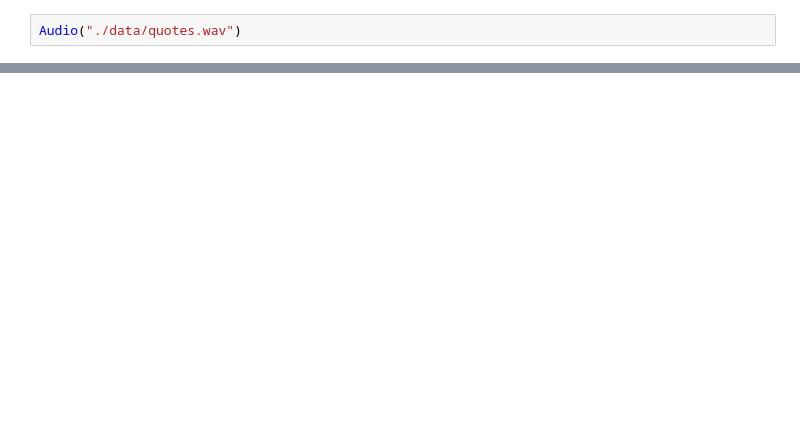
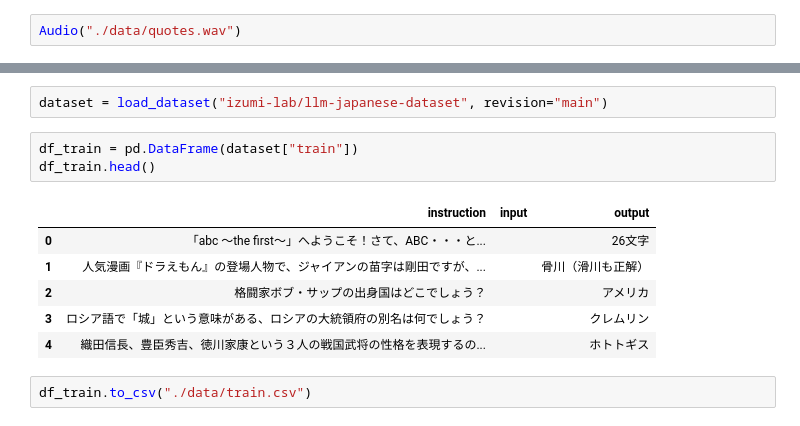
Before and after one commit to oyako-li/tukuyomi-chan-api, a Jupyter notebook: synthesize.ipynb, the cells around one changed output, grey strips where cells are left out. Cells and saved outputs as stored; diff of their text form; blank space fills up the shorter version.

```diff
--- a/synthesize.ipynb
+++ b/synthesize.ipynb
@@ -65,0 +224,14 @@ Audio("./data/quotes.wav")
+# %%
+dataset = load_dataset("izumi-lab/llm-japanese-dataset", revision="main")
+# %%
+df_train = pd.DataFrame(dataset["train"])
+df_train.head()
+# %% [output]
+|  | instruction | input | output |
+| 0 | 「abc ～the first～」へようこそ！さて、ABC・・・と... |  | 26文字 |
+| 1 | 人気漫画『ドラえもん』の登場人物で、ジャイアンの苗字は剛田ですが、... |  | 骨川（滑川も正解） |
+| 2 | 格闘家ボブ・サップの出身国はどこでしょう？ |  | アメリカ |
+| 3 | ロシア語で「城」という意味がある、ロシアの大統領府の別名は何でしょう？ |  | クレムリン |
+| 4 | 織田信長、豊臣秀吉、徳川家康という３人の戦国武将の性格を表現するの... |  | ホトトギス |
+# %%
+df_train.to_csv("./data/train.csv")
```
Also changed, not shown: parts of 19 cells of this notebook, 10 other files.
